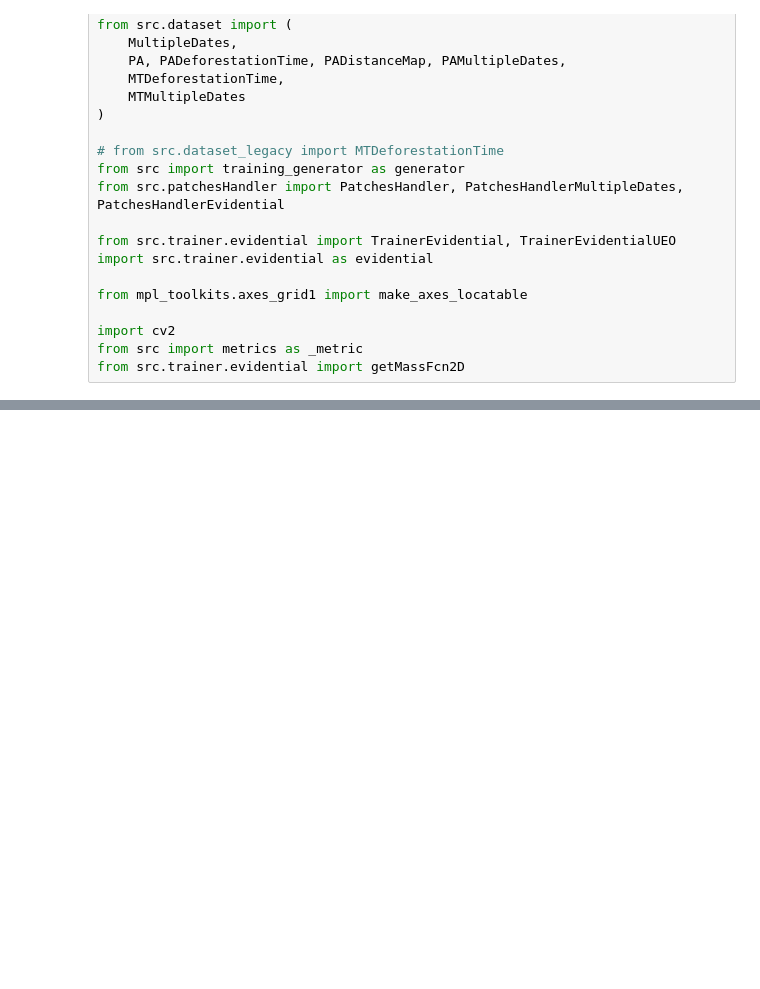
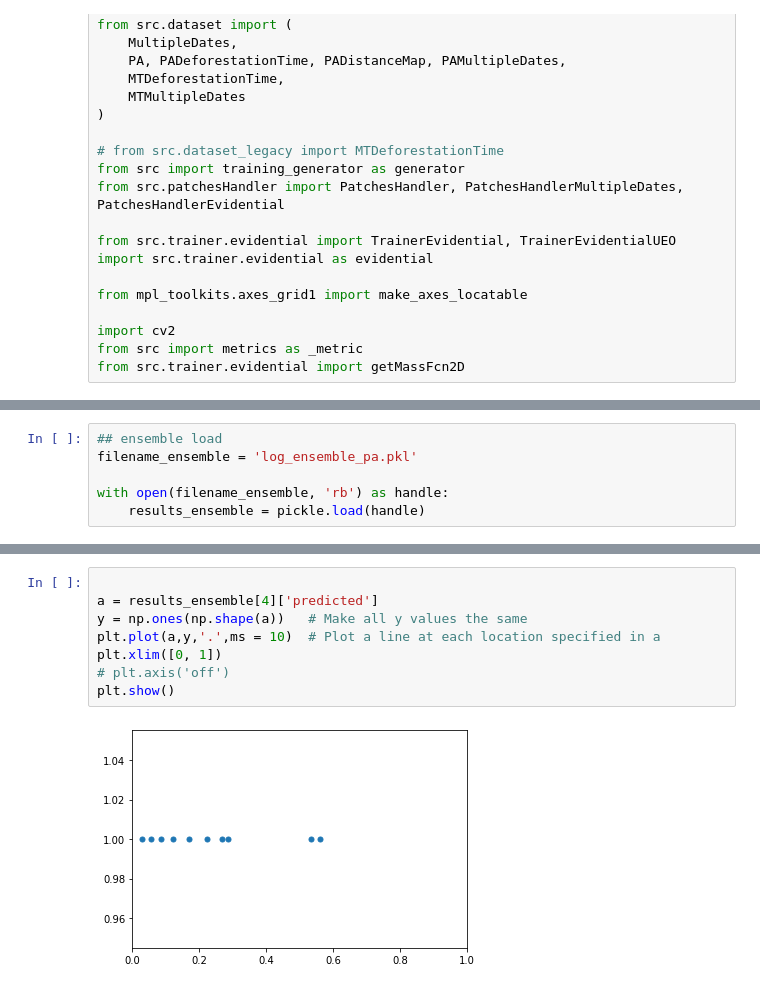
Before and after one commit to DiMorten/deforestation_uncertainty, a Jupyter notebook: log_analyze.ipynb, the cells around one changed output, grey strips where cells are left out. Drawn from its saved outputs; the diff is of its cells as text; blank space fills up the shorter version.

Commit message:
OK grid execution evidentiail and ensemble. Before grid MC dropout sueo

```diff
--- a/log_analyze.ipynb
+++ b/log_analyze.ipynb
@@ -159,0 +165,6 @@ results
+# %%
+## ensemble load
+filename_ensemble = 'log_ensemble_pa.pkl'
+
+with open(filename_ensemble, 'rb') as handle:
+    results_ensemble = pickle.load(handle)
@@ -159,0 +191,10 @@ results
+# %%
+
+a = results_ensemble[4]['predicted']
+y = np.ones(np.shape(a))   # Make all y values the same
+plt.plot(a,y,'.',ms = 10)  # Plot a line at each location specified in a
+plt.xlim([0, 1])
+# plt.axis('off')
+plt.show()
+# %% [output]
+[figure, added]
```
Also changed, not shown: parts of 10 cells of this notebook, 9 other files.
